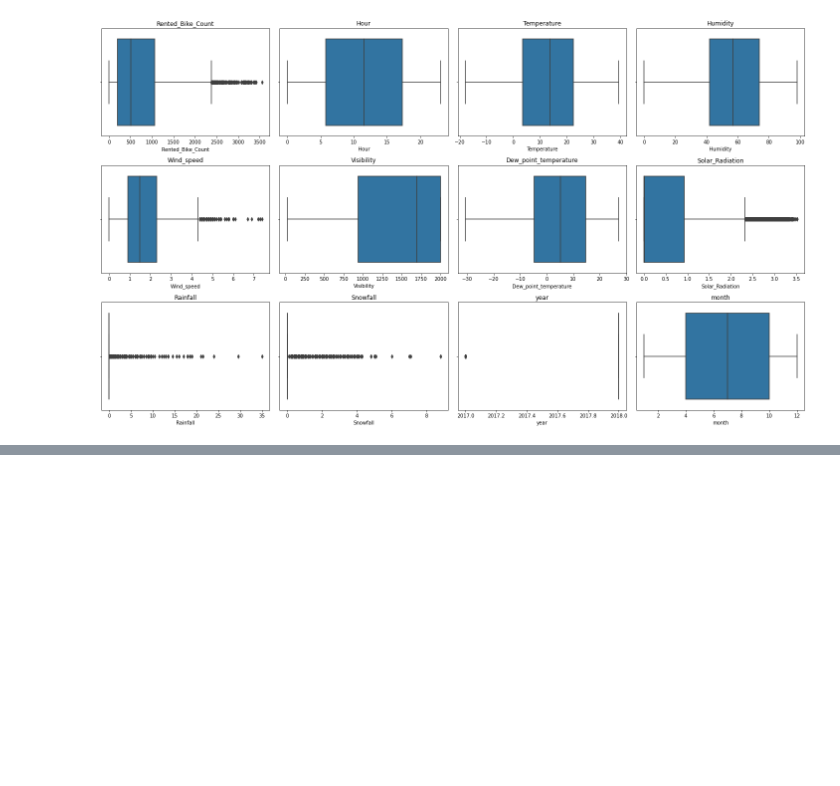
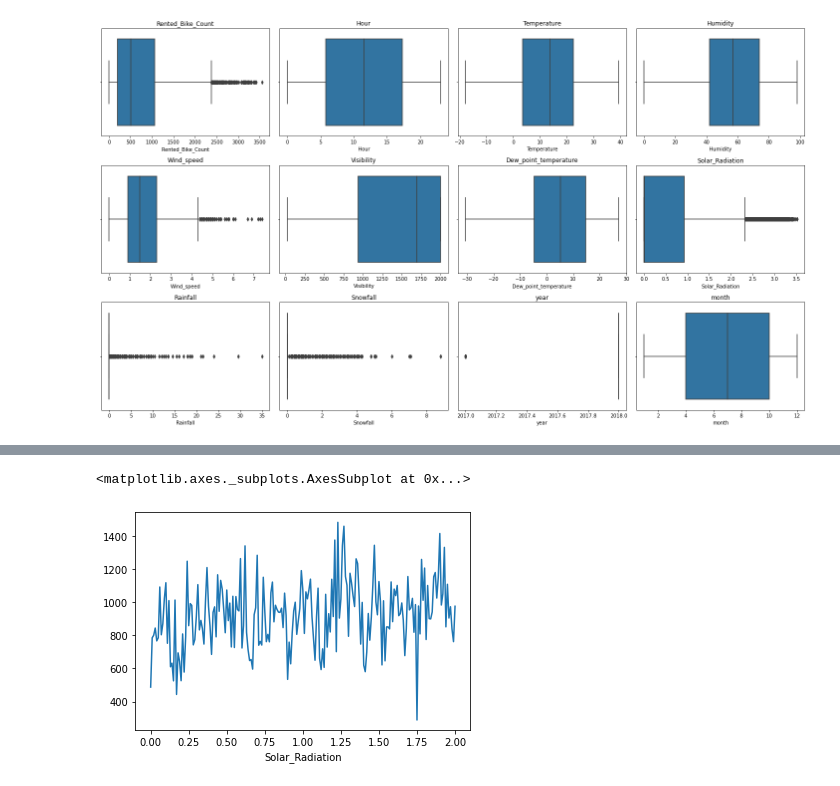
Before and after one commit to NehaGupta-DataScientists/Bike-Sharing-Demand-Prediction, a Jupyter notebook: Bike_Sharing_Demand_Prediction_Capstone_Project.ipynb, the cells around one changed output, grey strips where cells are left out. Cells and saved outputs as stored; diff of their text form; code cells hidden in the pictures; blank space fills up the shorter version.

```diff
--- a/Bike_Sharing_Demand_Prediction_Capstone_Project.ipynb
+++ b/Bike_Sharing_Demand_Prediction_Capstone_Project.ipynb
@@ -434,0 +471,5 @@ for col in numerical_features:
+# %%
+bike.groupby('Solar_Radiation').mean()['Rented_Bike_Count'].plot()
+# %% [output]
+<matplotlib.axes._subplots.AxesSubplot at 0x...>
+[figure, added]
```
Also changed, not shown: parts of 15 cells of this notebook.
